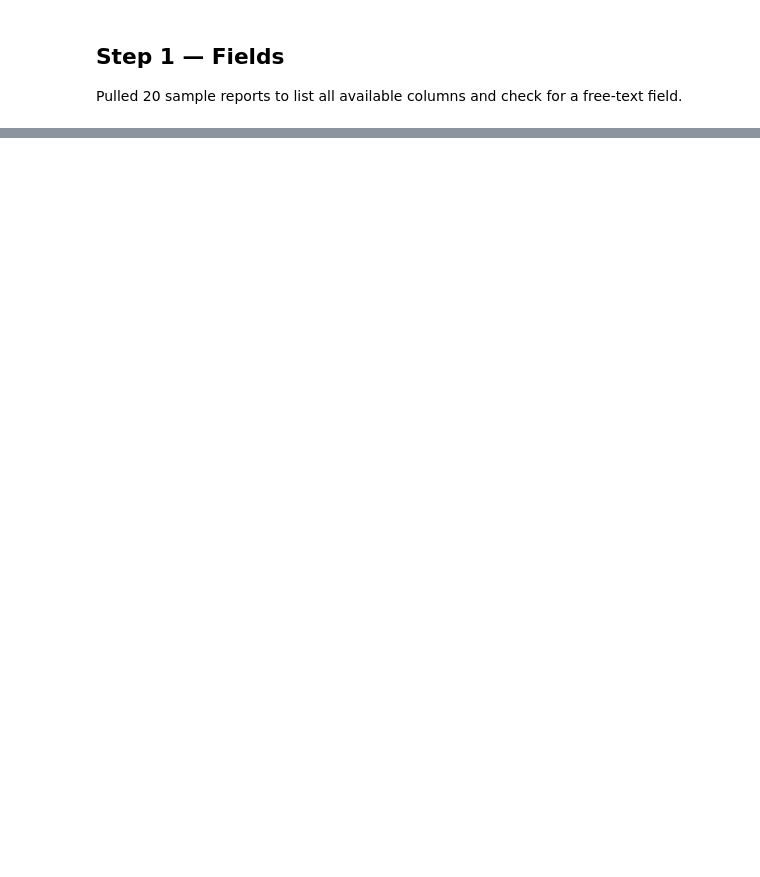
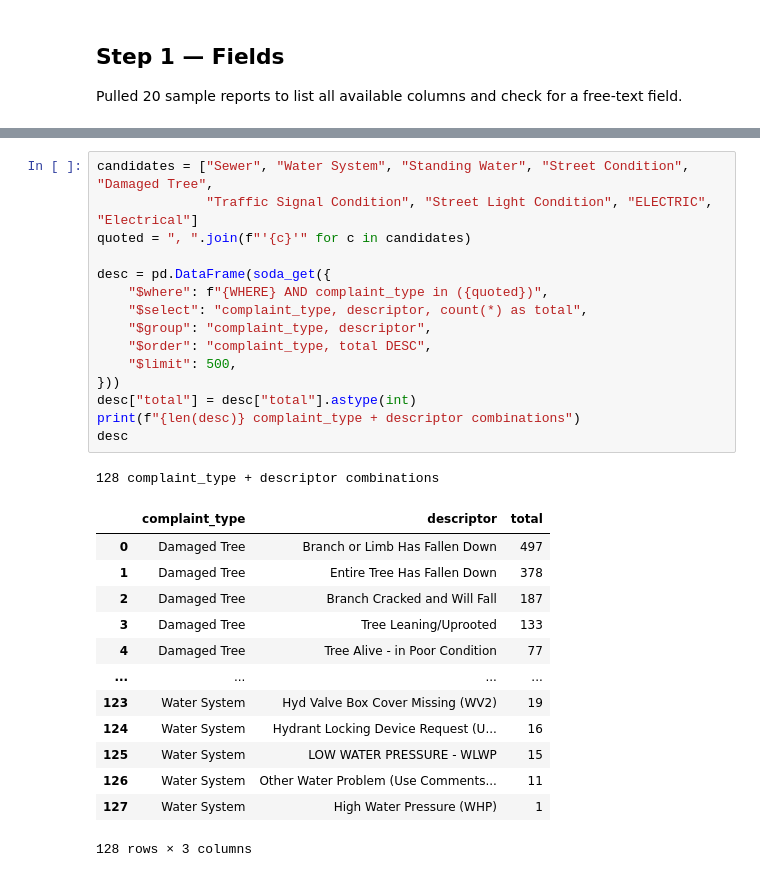
Before and after one commit to anaszpro/Plexa-A-Multi-Modal-Smart-City-Digital-Twin-and-Cascading-Resilience-Engine, a Jupyter notebook: notebooks/01_nyc311_exploration_safety_governance.ipynb, the cells around one changed output, grey strips where cells are left out. Drawn from its saved outputs; the diff is of its cells as text; blank space fills up the shorter version.

```diff
--- a/notebooks/01_nyc311_exploration_safety_governance.ipynb
+++ b/notebooks/01_nyc311_exploration_safety_governance.ipynb
@@ -63,0 +123,30 @@ Pulled 20 sample reports to list all available columns and check for a free-text
+# %%
+candidates = ["Sewer", "Water System", "Standing Water", "Street Condition", "Damaged Tree",
+              "Traffic Signal Condition", "Street Light Condition", "ELECTRIC", "Electrical"]
+quoted = ", ".join(f"'{c}'" for c in candidates)
+
+desc = pd.DataFrame(soda_get({
+    "$where": f"{WHERE} AND complaint_type in ({quoted})",
+    "$select": "complaint_type, descriptor, count(*) as total",
+    "$group": "complaint_type, descriptor",
+    "$order": "complaint_type, total DESC",
+    "$limit": 500,
+}))
+desc["total"] = desc["total"].astype(int)
+print(f"{len(desc)} complaint_type + descriptor combinations")
+desc
+# %% [output]
+128 complaint_type + descriptor combinations
+|  | complaint_type | descriptor | total |
+| 0 | Damaged Tree | Branch or Limb Has Fallen Down | 497 |
+| 1 | Damaged Tree | Entire Tree Has Fallen Down | 378 |
+| 2 | Damaged Tree | Branch Cracked and Will Fall | 187 |
+| 3 | Damaged Tree | Tree Leaning/Uprooted | 133 |
+| 4 | Damaged Tree | Tree Alive - in Poor Condition | 77 |
+| ... | ... | ... | ... |
+| 123 | Water System | Hyd Valve Box Cover Missing (WV2) | 19 |
+| 124 | Water System | Hydrant Locking Device Request (U... | 16 |
+| 125 | Water System | LOW WATER PRESSURE - WLWP | 15 |
+| 126 | Water System | Other Water Problem (Use Comments... | 11 |
+| 127 | Water System | High Water Pressure (WHP) | 1 |
+128 rows × 3 columns
```
Also changed, not shown: parts of 6 cells of this notebook.
